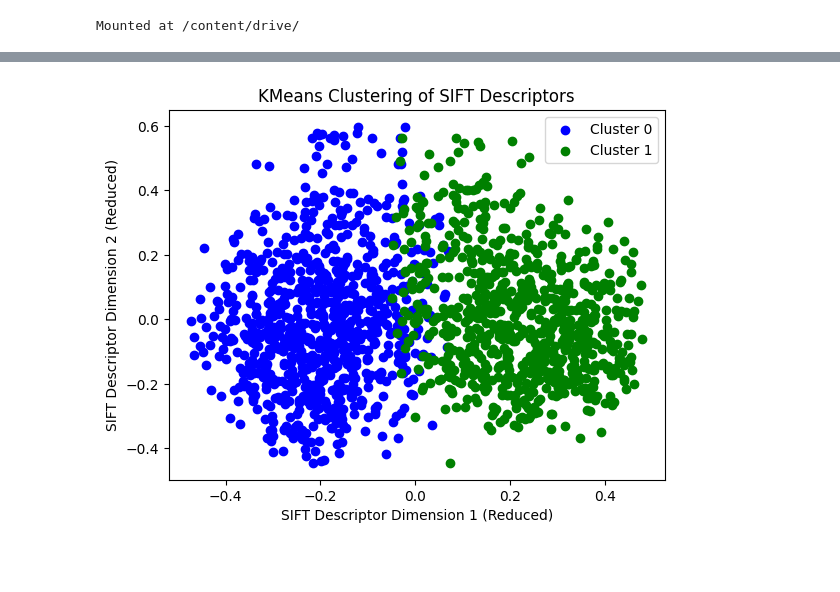
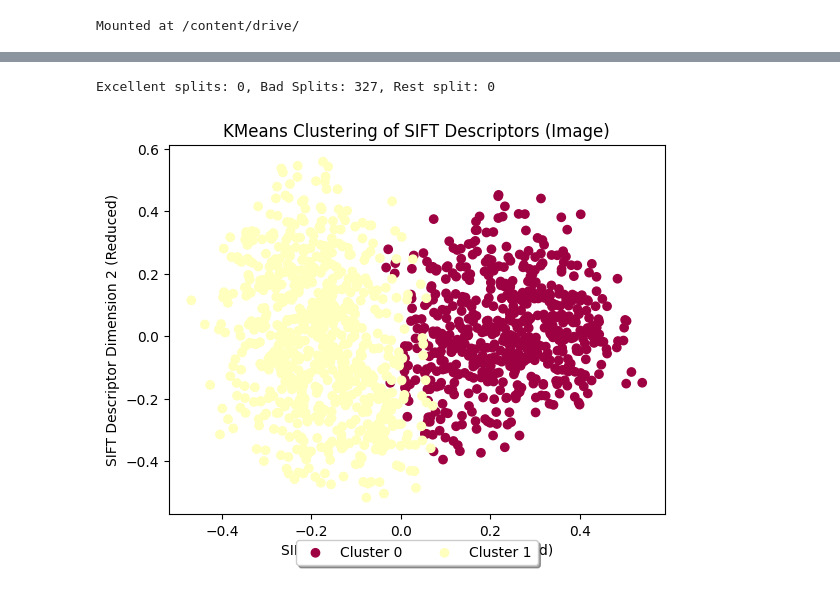
Before and after one commit to lesi-nedo/ISPR_assignments, a Jupyter notebook: Assignment_6_o_nedobiychuk.ipynb, the cells around one changed output, grey strips where cells are left out. Saved outputs shown, nothing was run; the diff lists cells and outputs as text; code cells hidden in the pictures; blank space fills up the shorter version.

```diff
--- a/Assignment_6_o_nedobiychuk.ipynb
+++ b/Assignment_6_o_nedobiychuk.ipynb
@@ -95,0 +120,17 @@ plt.imshow(img3),plt.show()
+# %%
+white_kp = []
+black_kp = []
+all_kp = len(kp)
+ground_truth = np.empty(all_kp, dtype=np.uint8) # 1 horse 0 background
+
+for i,k in enumerate(kp):
+  if (horse_mask[int(k.pt[1]), int(k.pt[0])] == 255).all():
+    white_kp.append(k)
+    ground_truth[i] = 1
+  else:
+    black_kp.append(k)
+
+white_des = all_descriptors_masks[0][np.where(ground_truth == 1)[0]]
+black_des = all_descriptors_masks[0][np.where(ground_truth == 0)[0]]
+
+print(f'Inside the house: {len(white_kp)} -- outside: {len(black_kp)}')
@@ -135,0 +259,7 @@ plot_des(all_labels, last)
+# %%
+all_labels_mask = []
+for des in all_descriptors_masks:
+  clustering.fit(des)
+  all_labels_mask.append(clustering.labels_)
+
+plot_des(all_labels_mask, ind=0, all_descriptors=all_descriptors_masks, message='Mask')
@@ -137,13 +274,25 @@ plot_des(all_labels, last)
 from enum import auto
 from sklearn.cluster import KMeans
 
+rest_splits = 0
+exce_split = 0
+bad_split =0
 n_clusters = 2
 kmeans = KMeans(n_clusters, random_state=0, n_init='auto')
 all_kmean_labels = []
-for dis in all_descriptors:
-  kmeans.fit(dis)
+for des in all_descriptors:
+  res = kmeans.fit_predict(des)
   all_kmean_labels.append(kmeans.labels_)
+  s = silhouette_score(des, res)
+  if s > 0.7:
+    exce_split += 1
+  elif s < 0.25:
+    bad_split += 1
+
+print(f'Excellent splits: {exce_split}, Bad Splits: {bad_split}, Rest split: {rest_splits}')
+# %% [output]
+Excellent splits: 0, Bad Splits: 327, Rest split: 0
 # %%
-plot_des(all_kmean_labels, ind=last, alg='KMeans')
+plot_des(all_kmean_labels, ind=0, alg='KMeans', message='Image')
 # %% [output]
-[figure, old version]
+[figure, new version]
```
Also changed, not shown: parts of 17 cells of this notebook.
